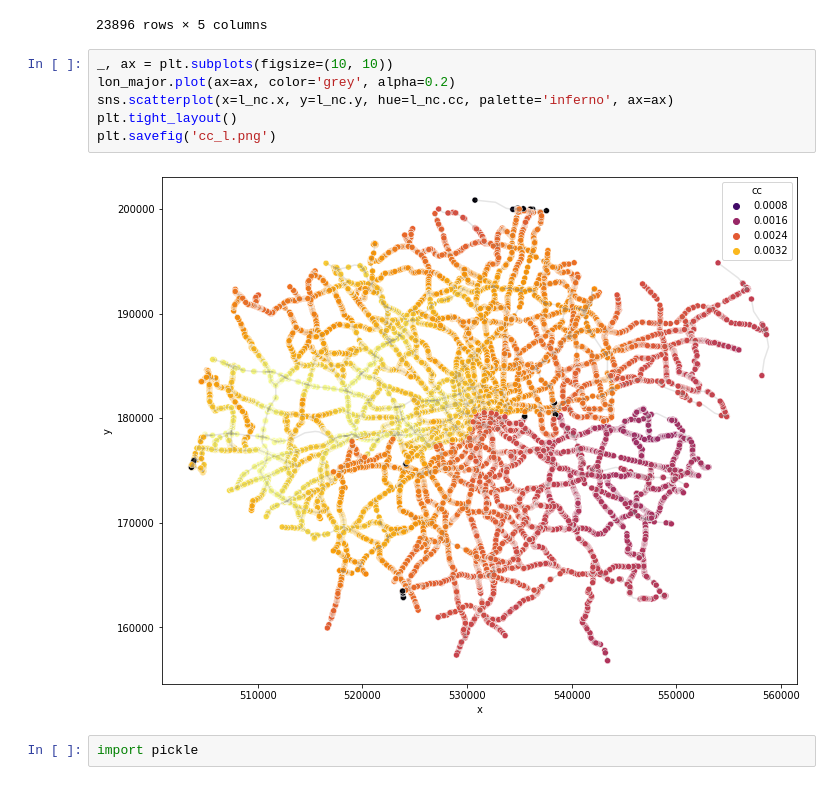
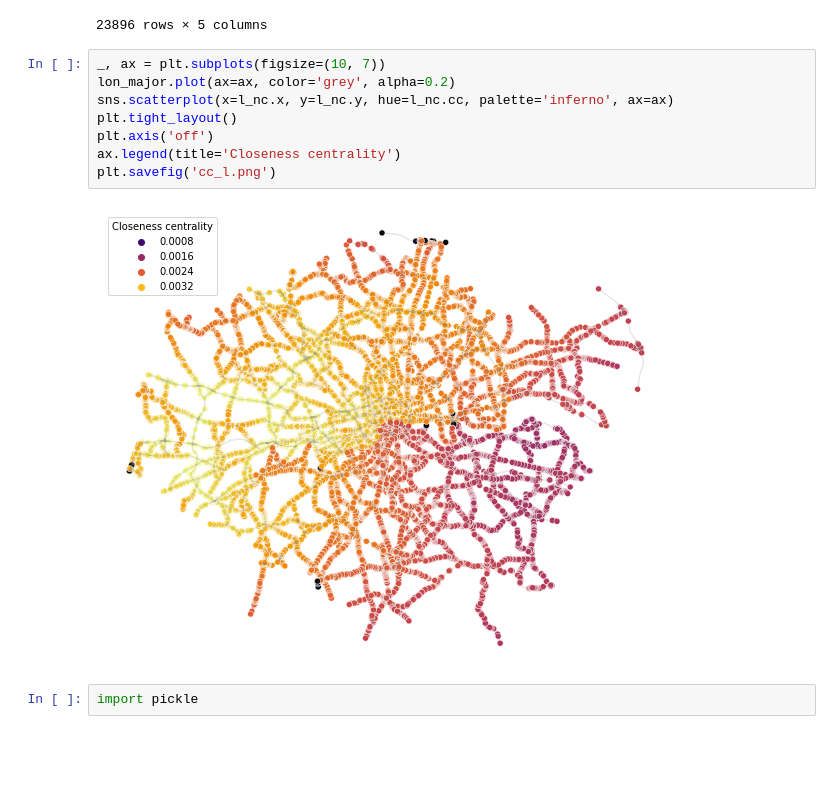
Before and after one commit to akazukin5151/comparative-accessibility, a Jupyter notebook: centrality.ipynb, the cells around one changed output. Drawn from its saved outputs; the diff is of its cells as text; blank space fills up the shorter version.

```diff
--- a/centrality.ipynb
+++ b/centrality.ipynb
@@ -162,13 +162,15 @@ l_nc
 | 23895 | 543754.570612 | 184071.212294 | 0.0 | 0.002407 | (0.988362, 0.998364, 0.644924, 1.0) |
 23896 rows × 5 columns
 # %%
-_, ax = plt.subplots(figsize=(10, 10))
+_, ax = plt.subplots(figsize=(10, 7))
 lon_major.plot(ax=ax, color='grey', alpha=0.2)
 sns.scatterplot(x=l_nc.x, y=l_nc.y, hue=l_nc.cc, palette='inferno', ax=ax)
 plt.tight_layout()
+plt.axis('off')
+ax.legend(title='Closeness centrality')
 plt.savefig('cc_l.png')
 # %% [output]
-[figure, old version]
+[figure, new version]
 # %%
 import pickle
 # %%
```
Also changed, not shown: parts of 1 cell of this notebook, 1 other file.
